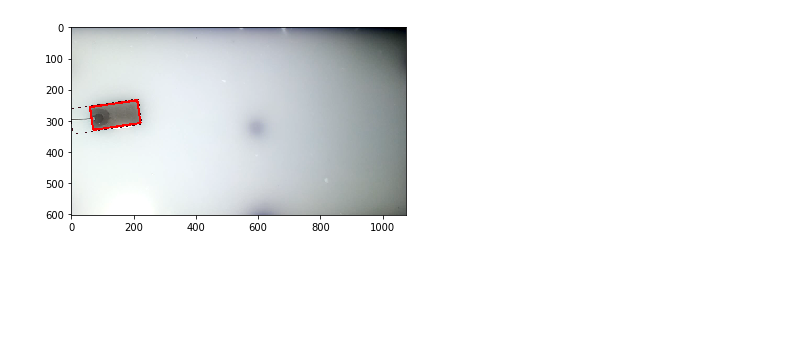
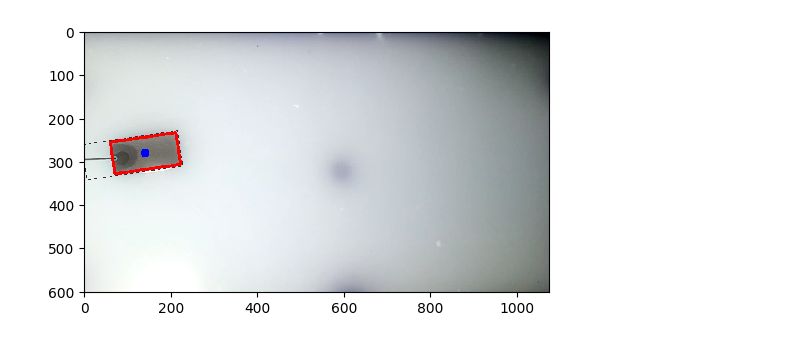
Before and after one commit to ImperatorMarsa/paper_boat_detection, a Jupyter notebook: paper_boat_detection.ipynb, the cells around one changed output. Cells and saved outputs as stored; diff of their text form; code cells hidden in the pictures; blank space fills up the shorter version.

```diff
--- a/paper_boat_detection.ipynb
+++ b/paper_boat_detection.ipynb
@@ -9,77 +9,46 @@ import numpy as np
 import cv2
 from random import random as rnd
 
-#cv2.__version__ # v3.4.3
-# figure(num=None, figsize=(6, 6), dpi=100, facecolor='w', edgecolor='k')
-
-img = cv2.imread('pic1.png')
-img_size = tuple(img.shape[1::-1])
-
-# scale_top = .1
-# scale_bottom = .1
-# array = np.array([
-#     [0, round(img_size[1]*scale_top)],
-#     [img_size[0], round(img_size[1]*scale_top)],
-#     [img_size[0], round(img_size[1]-img_size[1]*scale_bottom)],
-#     [0, round(img_size[1]-img_size[1]*scale_bottom)],
-# ])
-# crop_img = img[round(img_size[1]*scale_top):round(img_size[1]-img_size[1]*scale_bottom), 0:img_size[0]]
-
-# hsv = cv2.cvtColor(crop_img, cv2.COLOR_BGR2HSV ) # меняем цветовую модель с BGR на HSV
-# hsv_min = np.array((0, 0, 100), np.uint8)
-# hsv_max = np.array((0, 0, 200), np.uint8)
-# thresh = cv2.inRange(hsv, hsv_min, hsv_max ) # применяем цветовой фильтр
-
-blur1 = cv2.GaussianBlur(img, (5, 5), 0)
-
-edge = cv2.Canny(blur1,100,200) # применяем цветовой фильтр
-
-blur2 = cv2.GaussianBlur(edge, (5, 5), 0)
-
-_, contours0, hierarchy = cv2.findContours(blur2.copy(), cv2.RETR_TREE, cv2.CHAIN_APPROX_SIMPLE)
-
-crop_img2 = img.copy()
-
-pony = []
-# перебираем все найденные контуры в цикле
-for cnt in contours0:
+def paper_boat_detect(img):
+  blur1 = cv2.GaussianBlur(img, (5, 5), 0)
+  edge = cv2.Canny(blur1,100,200) # применяем цветовой фильтр
+  blur2 = cv2.GaussianBlur(edge, (5, 5), 0)
+  _, contours0, hierarchy = cv2.findContours(blur2.copy(), cv2.RETR_TREE, cv2.CHAIN_APPROX_SIMPLE)
+  img2 = img.copy()
+  center = (-1, -1)
+  # перебираем все найденные контуры в цикле
+  for cnt in contours0:
     rect = cv2.minAreaRect(cnt) # пытаемся вписать прямоугольник
     box = cv2.boxPoints(rect) # поиск четырех вершин прямоугольника
     box = np.int0(box) # округление координат
     pony.append(box)
-    cv2.drawContours(crop_img2, [box], 0, (100*rnd(), 100*rnd(), 100*rnd()), 1) # рисуем прямоугольник
+    cv2.drawContours(img2, [box], 0, (100*rnd(), 100*rnd(), 100*rnd()), 1) # рисуем прямоугольник
+    l1 = np.sqrt((box[0][0] - box[1][0])**2 + (box[0][1] - box[1][1])**2)
+    l2 = np.sqrt((box[1][0] - box[2][0])**2 + (box[1][1] - box[2][1])**2)
+    a1 = max([l1, l2])
+    a2 = min([l1, l2])
+    if 1.8 < a1 / a2 < 2.2 and a1 * a2 > 100:
+      cv2.drawContours(img2, [box], 0, (255, 0, 0,), 5) # рисуем прямоугольник
+      center = (
+          int((x[0][0] + x[2][0]) / 2),
+          int((x[0][1] + x[2][1]) / 2)
+      )
+      cv2.circle(img2, center, 10, (0,0,255), -1)
 
-square = []
+  return img2, center
 
-for x in pony:
-  l1 = np.sqrt((x[0][0] - x[1][0])**2 + (x[0][1] - x[1][1])**2)
-  l2 = np.sqrt((x[1][1] - x[2][1])**2 + (x[1][1] - x[2][1])**2)
-  a1 = max([l1, l2])
-  a2 = min([l1, l2])
-  # print(a1 / a2, a1, a2)
-  if a2 > 0 and a1 / a2 > 2:
-    square = x
+
+#cv2.__version__ # v3.4.3
+figure(num=None, figsize=(6, 6), dpi=100, facecolor='w', edgecolor='k')
+
+img = cv2.imread('pic1.png')
+
+img2, _ = paper_boat_detect(img)
 
 plt.imshow(img)
 plt.show() # вывод обработанного кадра в окно
+figure(num=None, figsize=(6, 6), dpi=100, facecolor='w', edgecolor='k')
 
-# plt.imshow(crop_img)
-# plt.show() # вывод обработанного кадра в окно
-
-# plt.imshow(thresh)
-# plt.show() # вывод обработанного кадра в окно
-
-# plt.imshow(blur1)
-# plt.show() # вывод обработанного кадра в окно
-
-# plt.imshow(blur2)
-# plt.show() # вывод обработанного кадра в окно
-
-# plt.imshow(crop_img2)
-# plt.show() # вывод обработанного кадра в окно
-
-if len(square) > 0:
-  cv2.drawContours(crop_img2, [square], 0, (255, 0, 0,), 5) # рисуем прямоугольник
-  plt.imshow(crop_img2)
-  plt.show() # вывод обработанного кадра в окно
+plt.imshow(img2)
+plt.show() # вывод обработанного кадра в окно
 # %% [output]
@@ -87 +56 @@ if len(square) > 0:
-[figure, old version]
+[figure, new version]
```
Also changed, not shown: parts of 1 cell of this notebook.
